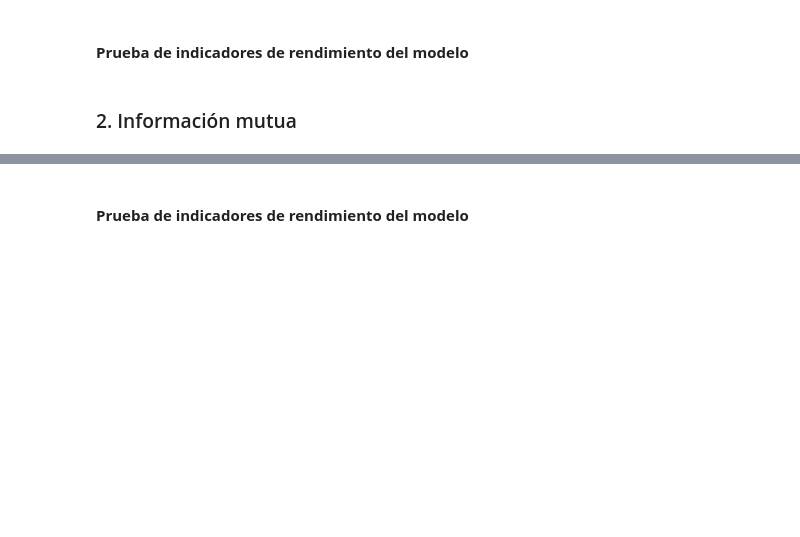
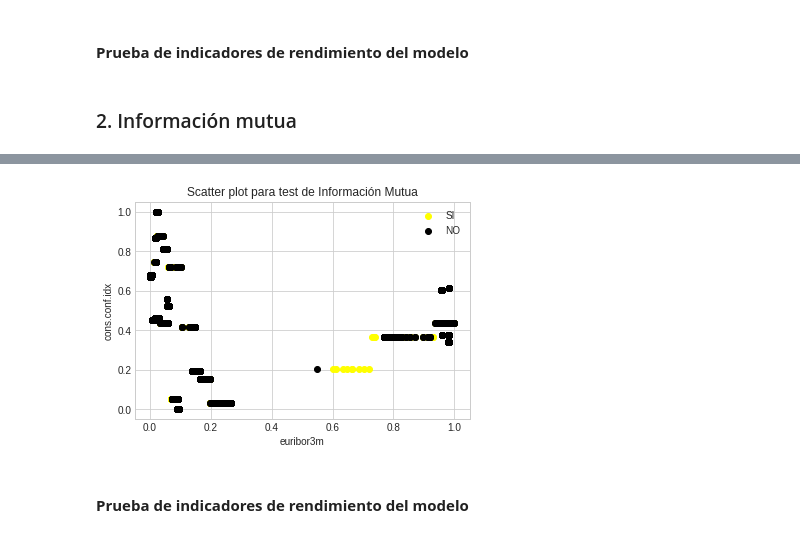
Before and after one commit to Javimh18/AnalisisFund, a Jupyter notebook: P1-2/reduccion_dimensionalidad.ipynb, the cells around one changed output, grey strips where cells are left out. Cells and saved outputs as stored; diff of their text form; code cells hidden in the pictures; blank space fills up the shorter version.

```diff
--- a/P1-2/reduccion_dimensionalidad.ipynb
+++ b/P1-2/reduccion_dimensionalidad.ipynb
@@ -567,3 +701,29 @@ Estudiar los siguientes casos de reducción de dimensionalidad:
 # aplicarlo sobre el conjunto de test. Posibles indicadores serían: AUC-ROC, accuracy, sensitivity y specificity.
 # %% [markdown]
 ### 2. Información mutua
+# %%
+from sklearn.feature_selection import mutual_info_classif
+from sklearn.metrics import mutual_info_score
+
+mi_scores = []
+
+for col in x_train.columns:
+    if col in cat_cols:
+        mi_s = mutual_info_score(x_train[col],
+                                        y_train)
+    else:
+        mi_s = mutual_info_classif(x_train[[col]],
+                                          y_train)[0]
+
+    mi_scores.append(mi_s)
+
+mi_scores = np.array(mi_scores)
+inds = np.argsort(mi_scores)[::-1] # indices de scores de mayor a menor
+
+final_features = []
+for i in inds:
+    print(x_train.columns[i], "\t score=", mi_scores[i])
+
+attr_top_scores = []
+for i in list(inds[:2]):
+    attr_top_scores.append(x_train.columns[i])
@@ -570,3 +748,23 @@ Estudiar los siguientes casos de reducción de dimensionalidad:
+# %%
+# Realizamos ahora el scatter plot
+%matplotlib inline
+import matplotlib.pyplot as plt
+
+# Realizamos ahora el scatter plot
+%matplotlib inline
+import matplotlib.pyplot as plt
+
+plt.style.use('seaborn-whitegrid')
+
+plt.scatter(x=df_no_outliers[df_no_outliers.y == 0][attr_top_scores[0]], y=df_no_outliers[df_no_outliers.y == 0][attr_top_scores[1]], color='yellow', marker="o")
+plt.scatter(x=df_no_outliers[df_no_outliers.y == 1][attr_top_scores[0]], y=df_no_outliers[df_no_outliers.y == 1][attr_top_scores[1]], color='black', marker="o")
+plt.xlabel(attr_top_scores[0])
+plt.ylabel(attr_top_scores[1])
+plt.title("Scatter plot para test de Información Mutua")
+plt.legend(['SI', 'NO'])
+plt.show()
+# %% [output]
+[figure, added]
 # %% [markdown]
 #### __Prueba de indicadores de rendimiento del modelo__
 # %%
```
Also changed, not shown: parts of 11 cells of this notebook.
